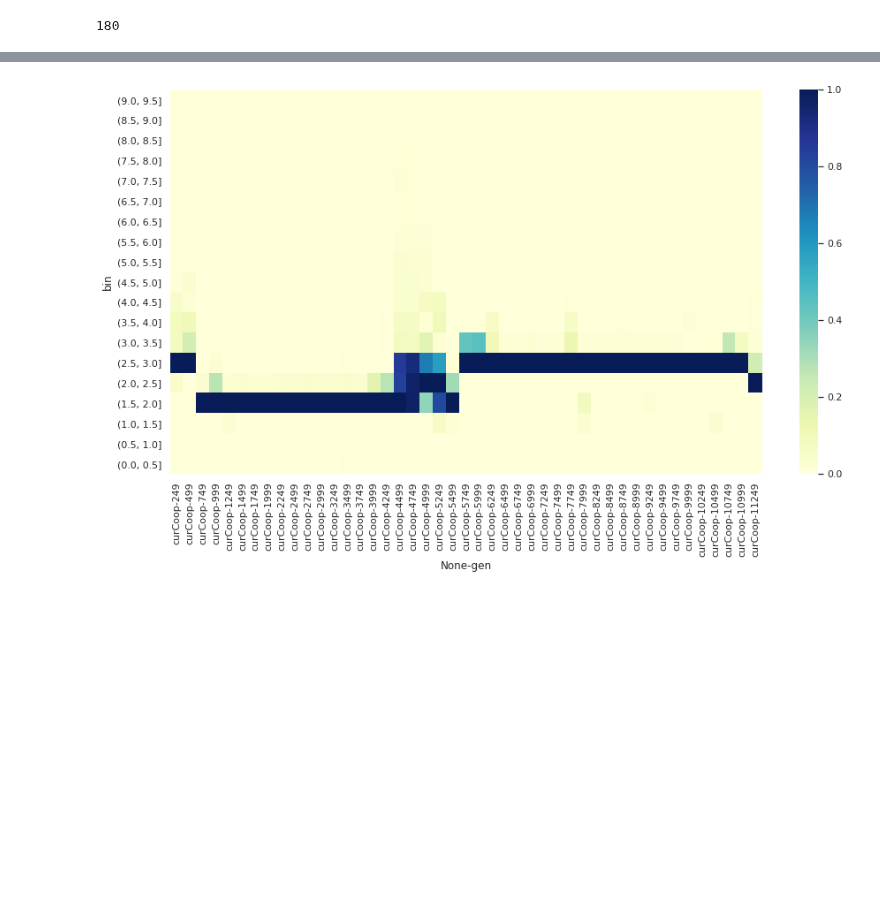
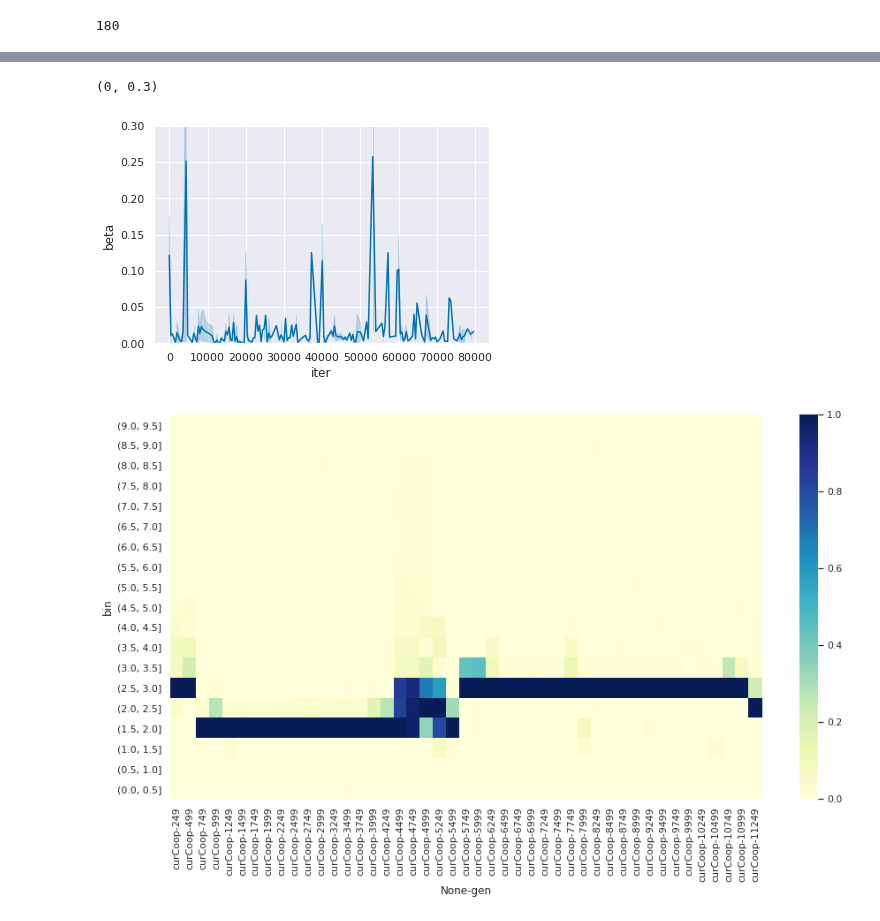
Before and after one commit to PaulEcoffet/roborobo3, a Jupyter notebook: roborobo3/notebooks/bigmodel ESS stat.ipynb, the cells around one changed output, grey strips where cells are left out. Saved outputs shown, nothing was run; the diff lists cells and outputs as text; code cells hidden in the pictures; blank space fills up the shorter version.

```diff
--- a/roborobo3/notebooks/bigmodel ESS stat.ipynb
+++ b/roborobo3/notebooks/bigmodel ESS stat.ipynb
@@ -238,3 +251,10 @@ log.query('id == 1')
+# %%
+res['beta'] = 1 / res['wait']
+sns.lineplot(x='iter', y='beta', data=res.query('iter % 400 == 0'))
+plt.ylim(0, 0.3)
+# %% [output]
+(0, 0.3)
+[figure, added]
 # %%
 pc = pd.pivot_table(data=log, columns='gen', index='bin')
 pc[pd.isna(pc)] = 0
```
Also changed, not shown: parts of 8 cells of this notebook, 1 other file.
